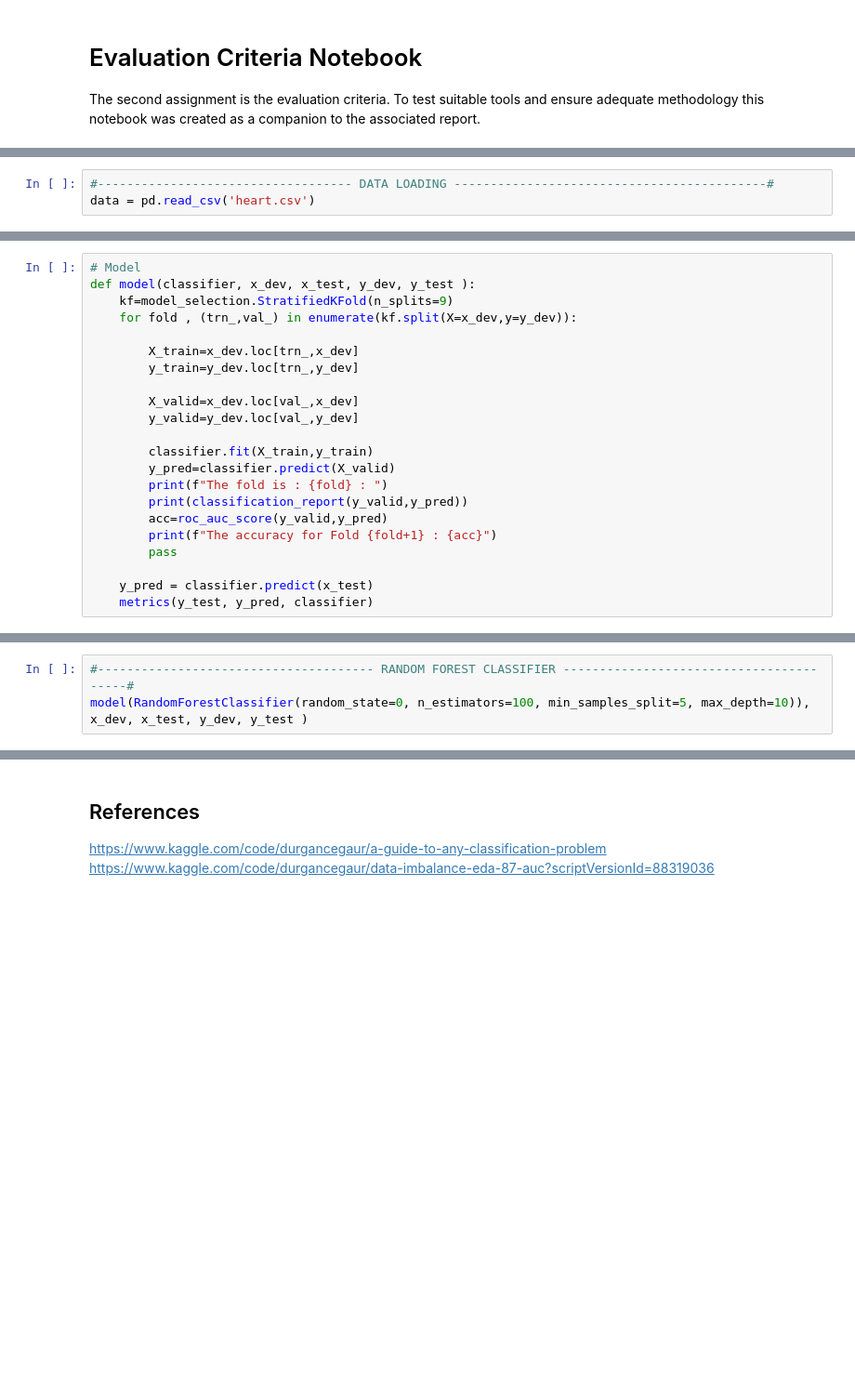
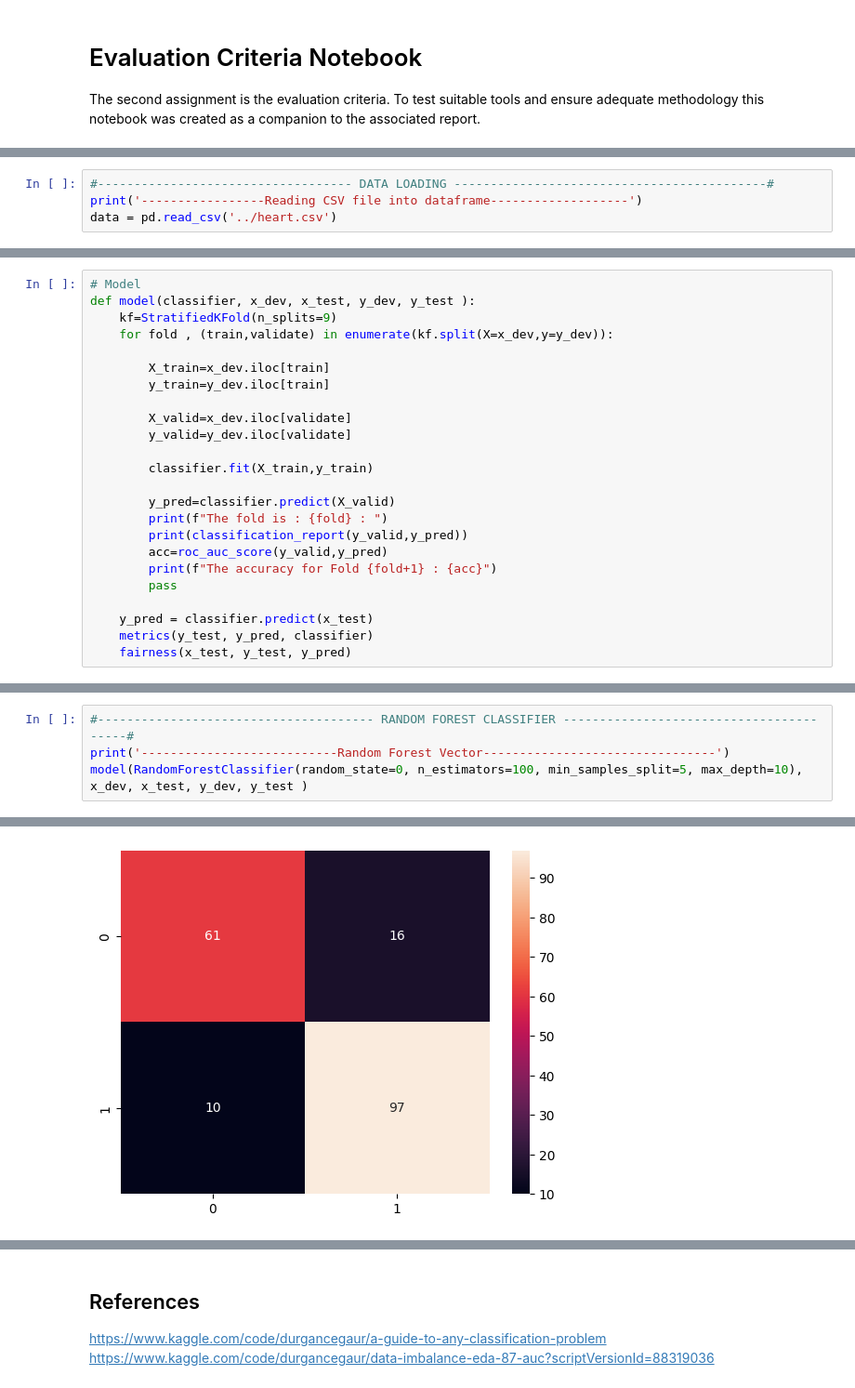
Before and after one commit to VeronicaObodozie/Responsible-and-Reproducible-AI, a Jupyter notebook: Heart Failure Prediction/Evaluation Criteria/evalCriteria.ipynb, the cells around one changed output, grey strips where cells are left out. Shown: that part at 93% size. Drawn from its saved outputs; the diff is of its cells as text; blank space fills up the shorter version.

Commit message:
Evaluation Criteria done
Fairness Metrics included. Testing out full implementation.
Feature importance and hyperparameter tuning pending.

```diff
--- a/Heart Failure Prediction/Evaluation Criteria/evalCriteria.ipynb
+++ b/Heart Failure Prediction/Evaluation Criteria/evalCriteria.ipynb
@@ -33,3 +32,4 @@ from sklearn.ensemble import RandomForestClassifier,AdaBoostClassifier,GradientB
 # %%
 #----------------------------------- DATA LOADING -------------------------------------------#
-data = pd.read_csv('heart.csv')
+print('-----------------Reading CSV file into dataframe-------------------')
+data = pd.read_csv('../heart.csv')
@@ -94,16 +187,17 @@ def metrics(y_test, y_pred, classifier):
 # %%
 # Model
 def model(classifier, x_dev, x_test, y_dev, y_test ):
-    kf=model_selection.StratifiedKFold(n_splits=9)
-    for fold , (trn_,val_) in enumerate(kf.split(X=x_dev,y=y_dev)):
+    kf=StratifiedKFold(n_splits=9)
+    for fold , (train,validate) in enumerate(kf.split(X=x_dev,y=y_dev)):
 
-        X_train=x_dev.loc[trn_,x_dev]
-        y_train=y_dev.loc[trn_,y_dev]
+        X_train=x_dev.iloc[train]
+        y_train=y_dev.iloc[train]
 
-        X_valid=x_dev.loc[val_,x_dev]
-        y_valid=y_dev.loc[val_,y_dev]
+        X_valid=x_dev.iloc[validate]
+        y_valid=y_dev.iloc[validate]
 
         classifier.fit(X_train,y_train)
+
         y_pred=classifier.predict(X_valid)
         print(f"The fold is : {fold} : ")
         print(classification_report(y_valid,y_pred))
@@ -113,3 +207,4 @@ def model(classifier, x_dev, x_test, y_dev, y_test ):
 
     y_pred = classifier.predict(x_test)
     metrics(y_test, y_pred, classifier)
+    fairness(x_test, y_test, y_pred)
@@ -122,3 +282,5 @@ model(KNeighborsClassifier(n_neighbors=5), x_dev, x_test, y_dev, y_test)
 # %%
 #-------------------------------------- RANDOM FOREST CLASSIFIER ----------------------------------------#
-model(RandomForestClassifier(random_state=0, n_estimators=100, min_samples_split=5, max_depth=10)), x_dev, x_test, y_dev, y_test )
+print('---------------------------Random Forest Vector--------------------------------')
+model(RandomForestClassifier(random_state=0, n_estimators=100, min_samples_split=5, max_depth=10), x_dev, x_test, y_dev, y_test )
+# %% [output]
@@ -124,0 +304 @@ model(RandomForestClassifier(random_state=0, n_estimators=100, min_samples_split
+[figure, added]
```
Also changed, not shown: parts of 14 cells of this notebook, 3 other files.
